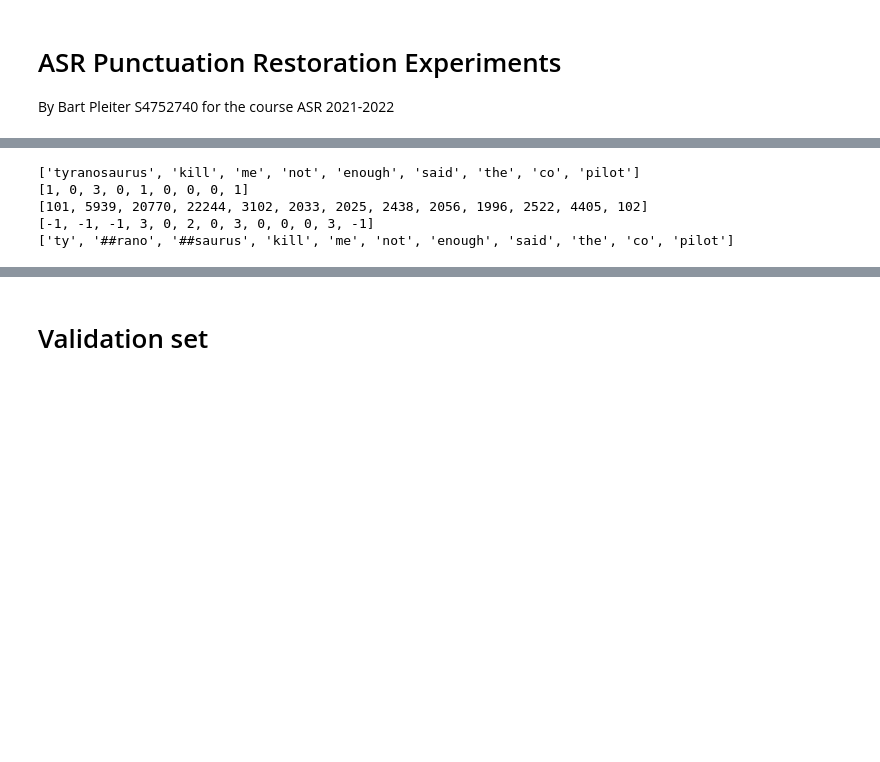
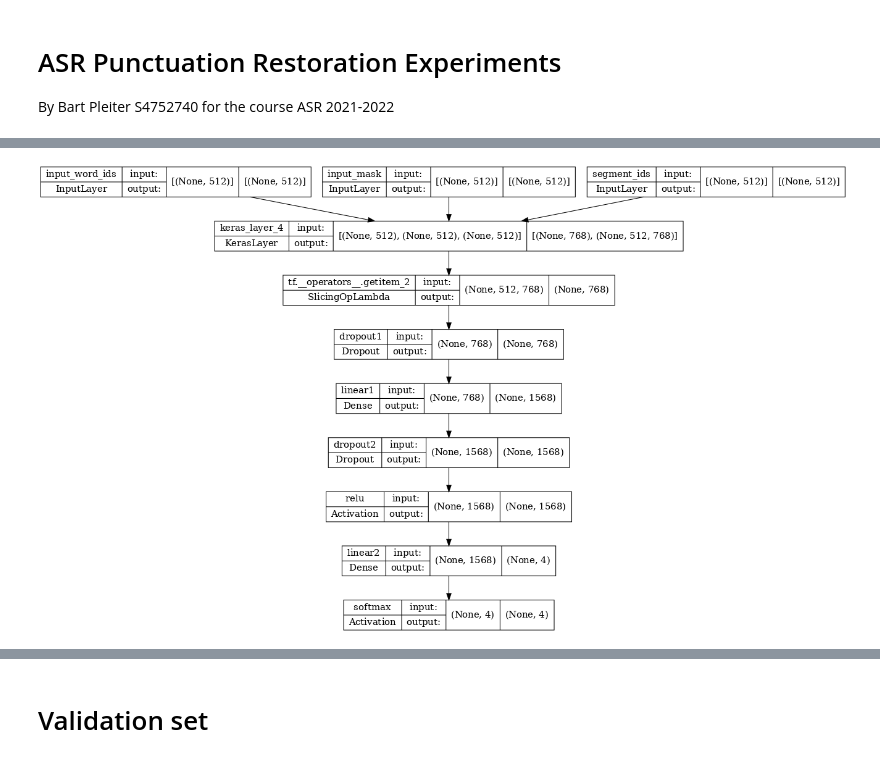
Before and after one commit to b4rt-dev/ASRpunctuationRestoration, a Jupyter notebook: ASR_Punctuation_Restoration_S4752740.ipynb, the cells around one changed output, grey strips where cells are left out. Cells and saved outputs as stored; diff of their text form; code cells hidden in the pictures; blank space fills up the shorter version.

Commit message:
Using huggingface model from TFhub does not seem to work well when adding extra layers on top. Testing with manual version now

```diff
--- a/ASR_Punctuation_Restoration_S4752740.ipynb
+++ b/ASR_Punctuation_Restoration_S4752740.ipynb
@@ -36,12 +42,17 @@ if gpus:
 # %%
+# flags
+RECREATE_PICKLE = False # recreate the dataset prepared with the transformer's tokenizer
+
 # hyperparameters
-batchSize = 4
+batchSize = 2
 numLabels = 4
 segmentSize = 32 # MUST be an even number
-dropout = 0.3
-learningRate = 1e-5
-epochs = 3
+seqLen = 512
+dropout = 0.2
+learningRate = 3e-5
+epochs = 12
 vocabSize = 30522 # of the BERT model
+seqShift = 32
 
 # labels
 LABEL_NOTHING = 0
@@ -62,5 +73,9 @@ punctEncode = {
 # decode the label for printing purposes
 punctDecode = {v: k for k, v in punctEncode.items()}
 
+modelName = "bert-base-uncased"
+
+dataPath = "Data/"
+
 # tokenizer that was used to train the pre-trained transformer model
-tokenizer = BertTokenizer.from_pretrained('bert-base-uncased', do_lower_case=True)
+tokenizer = BertTokenizer.from_pretrained(modelName, do_lower_case=True)
@@ -310,12 +257,12 @@ data, targets = create_target(s)
 # %%
-print(X)
-print(Y)
-print(data)
-print(targets)
-print([tokenizer._convert_id_to_token(d) for d in data[1:-1]])
+# text preprocessing demo
+if False:
+    s = "Tyranosaurus: kill me? Not enough, -- said the co-pilot -- ..."
+    s = clean_text(s)
+    X, Y = encodeRawText(s)
+    data, targets = create_target(s)
+    print(X)
+    print(Y)
+    print(data)
+    print(targets)
+    print([tokenizer._convert_id_to_token(d) for d in data[1:-1]])
-# %% [output]
-['tyranosaurus', 'kill', 'me', 'not', 'enough', 'said', 'the', 'co', 'pilot']
-[1, 0, 3, 0, 1, 0, 0, 0, 1]
-[101, 5939, 20770, 22244, 3102, 2033, 2025, 2438, 2056, 1996, 2522, 4405, 102]
-[-1, -1, -1, 3, 0, 2, 0, 3, 0, 0, 0, 3, -1]
-['ty', '##rano', '##saurus', 'kill', 'me', 'not', 'enough', 'said', 'the', 'co', 'pilot']
@@ -329,3 +269,30 @@ for ds in datasets:
+# %%
+# model construction
+#bert_input = tf.keras.Input(shape=(seqLen), dtype='int32', name='bert_input')
+input_word_ids = tf.keras.Input(shape=(seqLen,), dtype=tf.int32, name="input_word_ids")
+input_mask = tf.keras.Input(shape=(seqLen,), dtype=tf.int32, name="input_mask")
+segment_ids = tf.keras.Input(shape=(seqLen,), dtype=tf.int32, name="segment_ids")
+
+module_url = 'https://tfhub.dev/tensorflow/bert_en_uncased_L-12_H-768_A-12/2'
+bert_layer = hub.KerasLayer(module_url, trainable=True)
+
+#x = TFBertModel.from_pretrained("bert-base-uncased")([input_word_ids, input_mask, segment_ids])[0]
+pooled_output, sequence_output = bert_layer([input_word_ids, input_mask, segment_ids])
+clf_output = sequence_output[:, 0, :]
+
+x = tf.keras.layers.Dropout(dropout, name="dropout1")(clf_output)
+x = tf.keras.layers.Dense(1568, name='linear1')(x)
+x = tf.keras.layers.Dropout(dropout, name="dropout2")(x)
+x = tf.keras.layers.Activation('relu', name='relu')(x)
+x = tf.keras.layers.Dense(len(punctEncode), name='linear2')(x)
+model_out = tf.keras.layers.Activation('softmax', dtype='float32', name='softmax')(x)
+
+model = tf.keras.Model(inputs=[input_word_ids, input_mask, segment_ids], outputs=model_out, name='model')
+# %%
+# plot the model architecture
+tf.keras.utils.plot_model(model, show_shapes=True, dpi=76)
+# %% [output]
+[figure, added]
 # %%
 # evaluates the predicted results
 def evaluateResults(Ytrue, Ypred):
```
Also changed, not shown: parts of 20 cells of this notebook, 3 other files.
